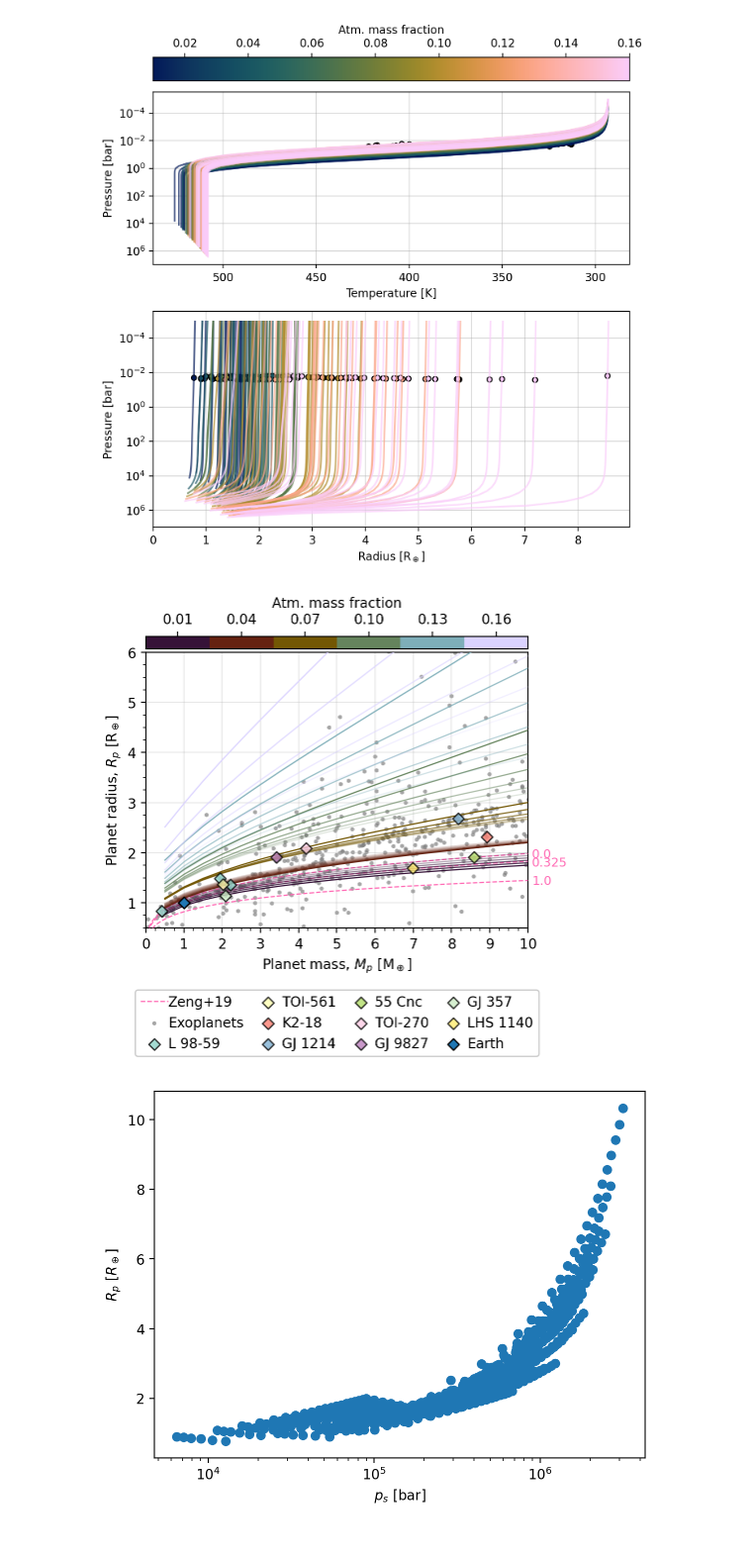
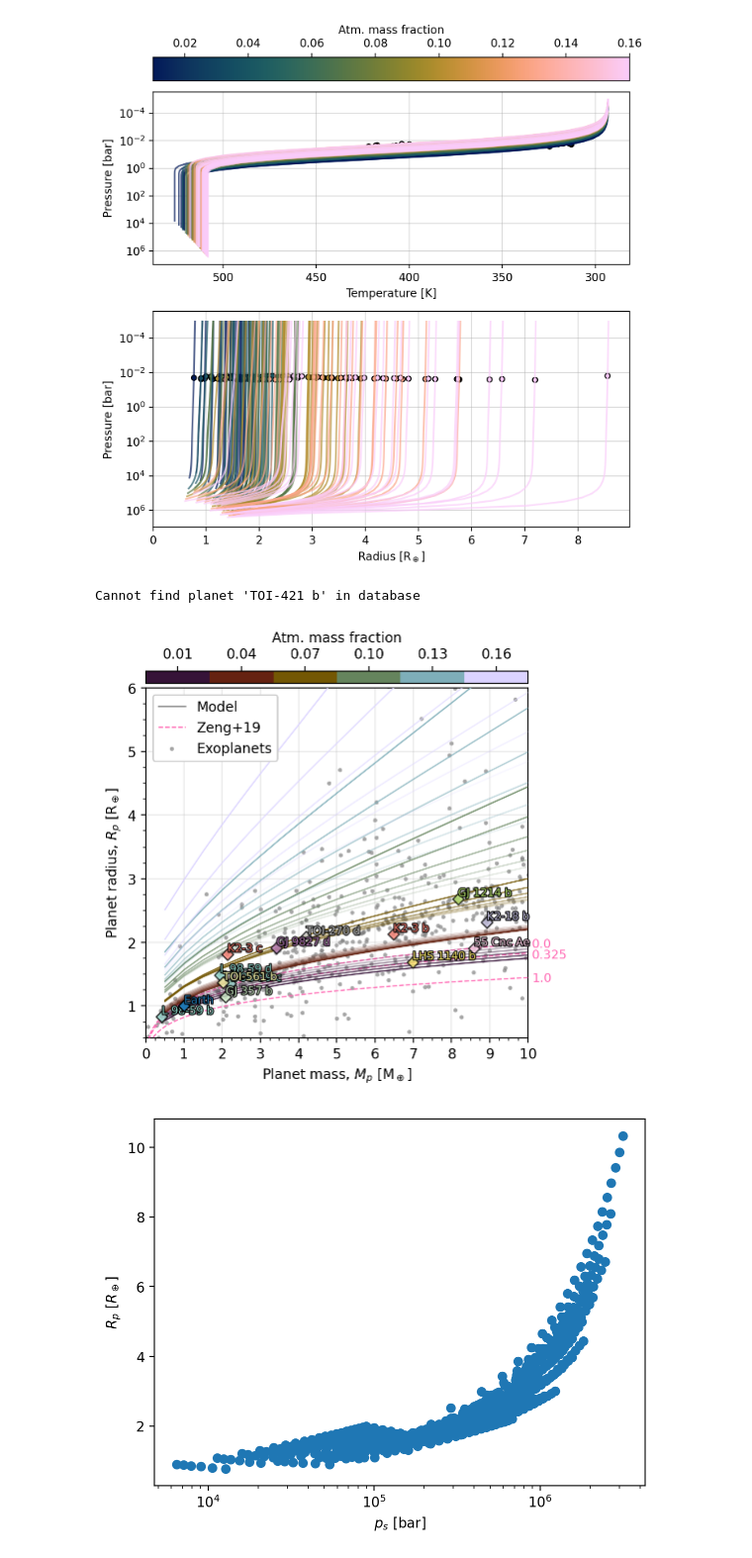
Before and after one commit to nichollsh/AGNI, a Jupyter notebook: misc/utilities/grid_plot.ipynb, the cells around one changed output. Shown at 99% size. Saved outputs shown, nothing was run; the diff lists cells and outputs as text; code cells hidden in the pictures.

```diff
--- a/misc/utilities/grid_plot.ipynb
+++ b/misc/utilities/grid_plot.ipynb
@@ -283,7 +284,8 @@ exo_named = [
              ["L 98-59 b", "L 98-59 c", "L 98-59 d", "L 98-59 e"],
              ["TOI-561 b"],
              ["K2-18 b"],
-            #  ["K2-3 b", "K2-3 c"],
+             ["K2-3 b", "K2-3 c"],
+             ["TOI-421 b"],
              ["GJ 1214 b"],
              ["55 Cnc Ae"],
              ["TOI-270 d"],
@@ -301,12 +303,15 @@ xlim = (0.0, 10.0)
 ylim = (0.5, 6.0)
 key1 = "frac_atm"
 key2 = "frac_core"
+# key2_rnd = 2
 s    = 18
 sn   = 35
 lw   = 0.9
 sm2_min = 0.2
 sm2_max = 1.0
 cmap = glasgow
+text_pe = [pe.Stroke(linewidth=1.5, foreground='black'), pe.Normal()]
+planet_legend = False
 show_scatter = False
 show_isolines = True
 controls = {}
@@ -323,6 +328,9 @@ for c in controls.keys():
 if len(subdata) < 1:
     raise ValueError("No data remaining!")
 
+# round key2
+# subdata[key2] = np.round(subdata[key2],key2_rnd)
+
 # colorbar map, for key1
 zunit = units[key1][0]
 vmin, vmax = np.amin(subdata[key1])*zunit, np.amax(subdata[key1])*zunit
@@ -333,7 +341,7 @@ else:
 sm1 = mpl.cm.ScalarMappable(norm=nm1, cmap=cmap)
 
 # opacity map, for key2
-v2_uni = np.unique(subdata[key2])
+v2_uni = np.unique(subdata[key2].values)
 def sm2(_v):
     _vn = (_v-np.amin(v2_uni))/(np.amax(v2_uni) - np.amin(v2_uni))
     return _vn * (sm2_max - sm2_min) + sm2_min
@@ -345,7 +353,7 @@ if show_scatter:
     ax.scatter(x,y, zorder=10, alpha=0.7, edgecolors='k', c=c, label="Model samples", s=s)
 
 # Plot grid as lines of constant key
-# ax.plot([],[],label="Isolines",lw=lw, color='grey')
+ax.plot([],[],label="Model",lw=lw, color='grey')
 isolines = np.unique(subdata[key1])
 if show_isolines:
     # for each key1
@@ -361,7 +369,10 @@ if show_isolines:
             mask_srt = np.argsort(xx) # sort them in ascending mass order
             xx = xx[mask_srt]
             yy = yy[mask_srt]
-            ax.plot(xx,yy, zorder=300, color=sm1.to_rgba(u*zunit), alpha=sm2(u2), lw=lw)
+
+            alp = sm2(u2)
+            col = sm1.to_rgba(u*zunit)
+            ax.plot(xx,yy, zorder=300, color=col, alpha=alp, lw=lw)
 
 # Zeng2019 curves
 col = 'hotpink'
@@ -387,6 +398,8 @@ for j,s in enumerate(exo_named):
             lbl = p[:-2]
         else:
             lbl = None
+        if not planet_legend:
+            lbl = None
 
         try:
             row = exo_dat.loc[exo_dat['name'] == p].iloc[0]
@@ -399,42 +412,50 @@ for j,s in enumerate(exo_named):
 
         a = ax.scatter(x,y, s=sn, label=lbl, alpha=0.8, zorder=901,
                             color=col, ec='k', marker='D')
+        if not planet_legend:
+            a = ax.text(x,y,p, color=col, fontsize=8, ha='left', va='bottom', zorder=902, )
+            a.set_path_effects(text_pe)
 
 # Known planets (radius/km, mass/1e24kg)
 # https://ssd.jpl.nasa.gov/planets/phys_par.html
 planets = {
     # "Mercury": [2439.4, 0.33010, 'grey'],
     # "Venus":   [6051.8, 4.86731, 'tab:orange'],
     "Earth":   [6371.0, 5.97217, 'tab:blue'],
     # "Mars":    [3389.5, 0.64169, 'tab:red']
 }
 for p,v in planets.items():
-    ax.scatter(v[1]*1e24/M_earth, v[0]*1e3/R_earth, label=p, zorder=902,
+    x,y = v[1]*1e24/M_earth, v[0]*1e3/R_earth
+    ax.scatter(x,y, label=p if planet_legend else None, zorder=902,
                  s=sn, marker='D', edgecolors='k', color=v[2])
+    if not planet_legend:
+        a = ax.text(x,y,p, color=v[2], fontsize=8, ha='left', va='bottom', zorder=902, )
+        a.set_path_effects(text_pe)
 
 ax.set_xlabel(r"Planet mass, $M_p$ [M$_\oplus$]")
 ax.xaxis.set_major_locator(mpl.ticker.MultipleLocator(1.0))
 ax.xaxis.set_minor_locator(mpl.ticker.MultipleLocator(0.25))
 ax.set_xlim(xlim)
 
 ax.set_ylabel(r"Planet radius, $R_p$ [R$_\oplus$]")
 ax.yaxis.set_major_locator(mpl.ticker.MultipleLocator(1.0))
 ax.yaxis.set_minor_locator(mpl.ticker.MultipleLocator(0.25))
 ax.set_ylim(ylim)
 
-leg = ax.legend(framealpha=1, ncols=4, loc='upper center', bbox_to_anchor=(0.5, -0.2),
-                    columnspacing=0.8, handletextpad=0.0)
-leg.set_zorder(100)
+leg = ax.legend(framealpha=1,  loc='upper left',
+                    columnspacing=0.8, handletextpad=0.8)
+leg.set_zorder(99999)
 ax.grid(alpha=0.3, zorder=-2)
 fig.colorbar(sm1, ax=ax, label=units[key1][2],
              location='top', pad=0.01, aspect=30,
              values=isolines*zunit, ticks=isolines*zunit)
 
 fig.tight_layout()
 fig.savefig(os.path.join(output_dir, "mass_radius.pdf"), dpi=300, bbox_inches='tight')
 plt.show()
 # %% [output]
+Cannot find planet 'TOI-421 b' in database
-[figure, old version]
+[figure, new version]
 # %%
 fig, ax = plt.subplots(1,1)
 
```
Also changed, not shown: parts of 1 cell of this notebook, 2 other files.
